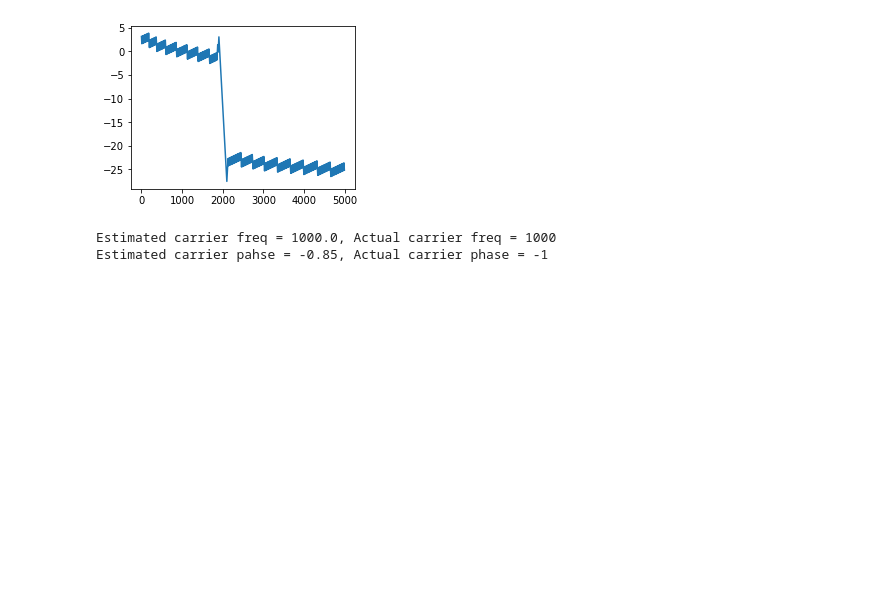
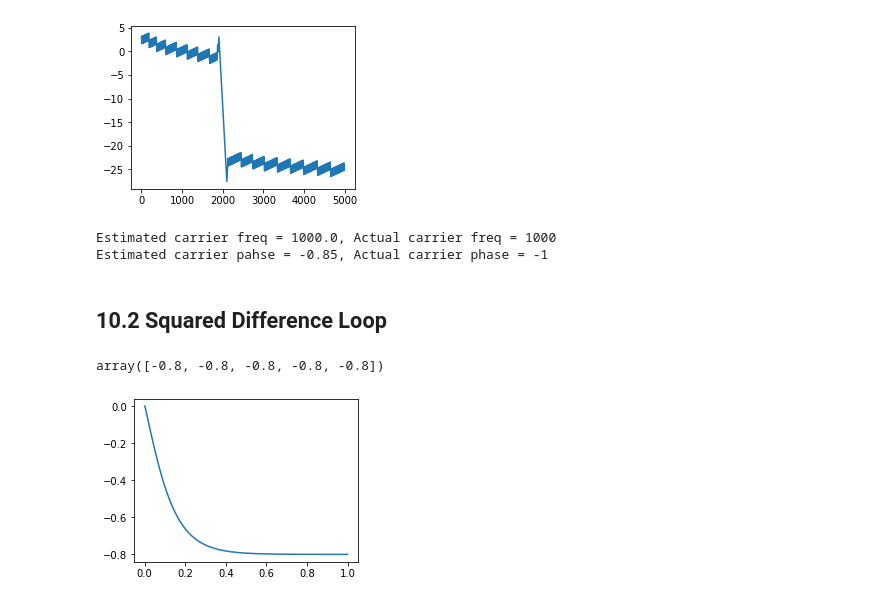
Before and after one commit to mohantyk/srd, a Jupyter notebook: Chap10.ipynb, the cells around one changed output. Saved outputs shown, nothing was run; the diff lists cells and outputs as text; code cells hidden in the pictures; blank space fills up the shorter version.

Commit message:
Adaptive squared difference estimation

```diff
--- a/Chap10.ipynb
+++ b/Chap10.ipynb
@@ -103,3 +103,37 @@ print(f'Estimated carrier pahse = {phase:.2f}, Actual carrier phase = {phi}')
 # %% [output]
 Estimated carrier freq = 1000.0, Actual carrier freq = 1000
 Estimated carrier pahse = -0.85, Actual carrier phase = -1
+# %% [markdown]
+## 10.2 Squared Difference Loop
+# %%
+# Carrier parameters
+Ts = 1/10000
+duration = 1
+fc = 100
+ph_offset = -0.8
+
+t, squared_carrier = cosine_wave(2*fc, duration, Ts, 2*ph_offset)
+# %%
+# Adaptive parameters
+mu = 0.001
+window_len = 25
+f0 = fc # Frequency is supposed to be known perfectly
+initial_phase_estimate = 0
+
+theta = np.zeros_like(t)
+theta[0] = initial_phase_estimate
+avg_filter = np.ones(window_len)/window_len
+buffer = np.zeros_like(avg_filter)
+
+for k, tick in enumerate(t[:-1]):
+    deriv = ((squared_carrier[k] - np.cos(4*np.pi*f0*tick + 2*theta[k]))*
+            np.sin(4*np.pi*f0*tick + 2*theta[k]))
+    buffer = np.roll(buffer, 1)
+    buffer[0] = deriv
+    theta[k+1] = theta[k] - mu*np.dot(avg_filter, buffer)
+
+plt.plot(t, theta);
+theta[-5:]
+# %% [output]
+array([-0.8, -0.8, -0.8, -0.8, -0.8])
+[figure, added]
```
Also changed, not shown: parts of 3 cells of this notebook.
